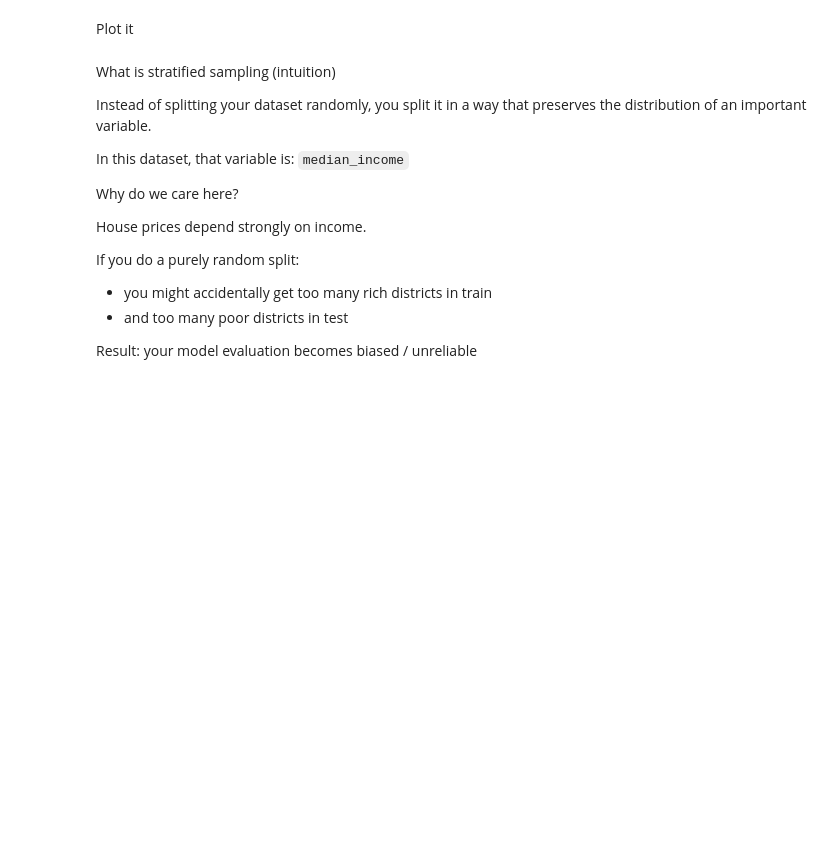
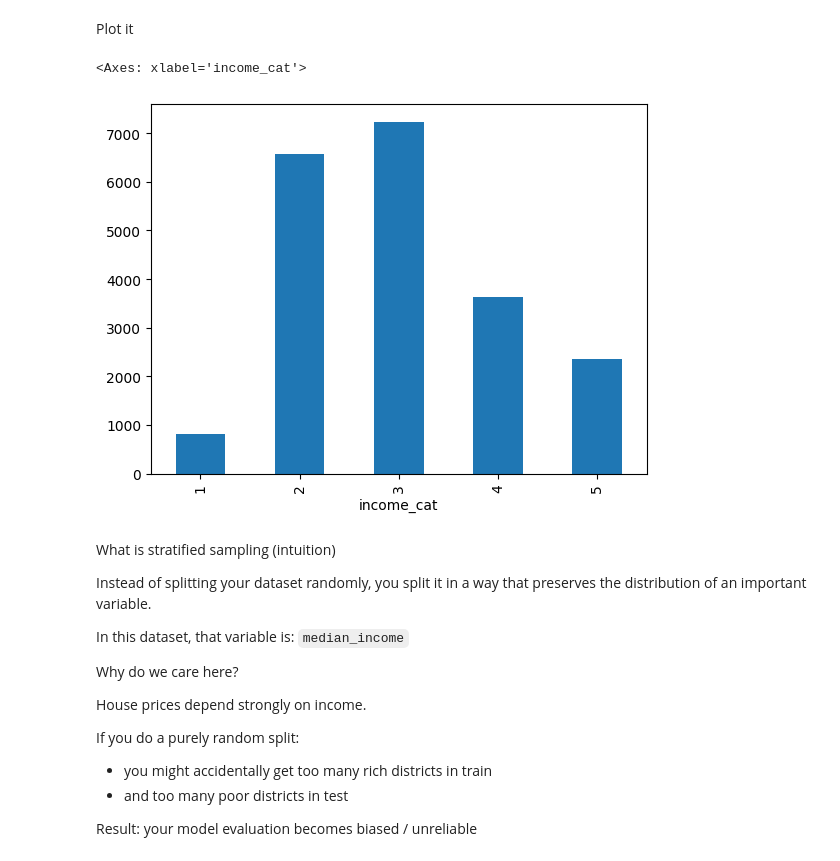
Before and after one commit to marekmichalczyk03-blip/r1, a Jupyter notebook: 5-housing-exercise-empty.ipynb, the cells around one changed output. Drawn from its saved outputs; the diff is of its cells as text; code cells hidden in the pictures; blank space fills up the shorter version.

```diff
--- a/5-housing-exercise-empty.ipynb
+++ b/5-housing-exercise-empty.ipynb
@@ -270,3 +341,11 @@ Why do we split the dataset?
 ### Exercise 2.2 — Stratified sampling
 
 Create income categories:
+# %%
+df["income_cat"] = pd.cut(
+    df["median_income"],
+    bins=[0., 1.5, 3.0, 4.5, 6., np.inf],
+    labels=[1, 2, 3, 4, 5]
+)
+
+print(df[["median_income", "income_cat"]].head(10))
@@ -273,5 +364,10 @@ Create income categories:
 # %% [markdown]
 Plot it
+# %%
+df["income_cat"].value_counts().sort_index().plot.bar()
+# %% [output]
+<Axes: xlabel='income_cat'>
+[figure, added]
 # %% [markdown]
 What is stratified sampling (intuition)
 
```
Also changed, not shown: parts of 19 cells of this notebook.
